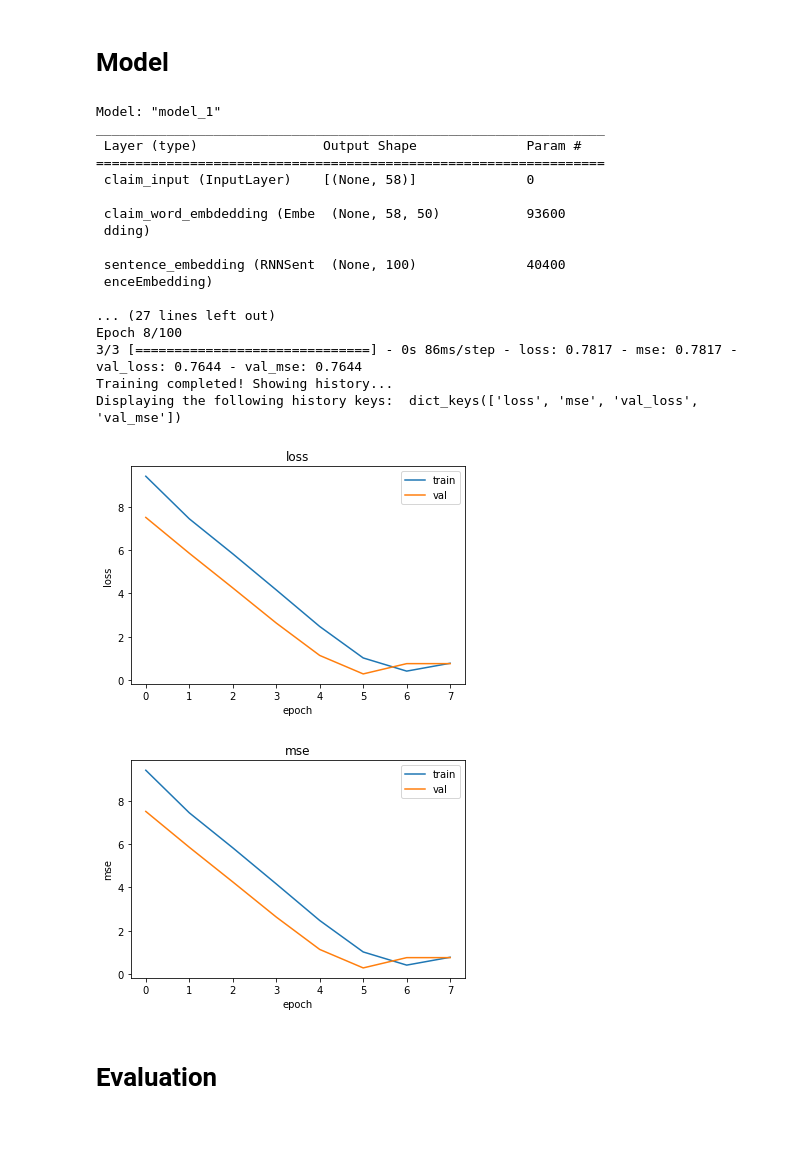
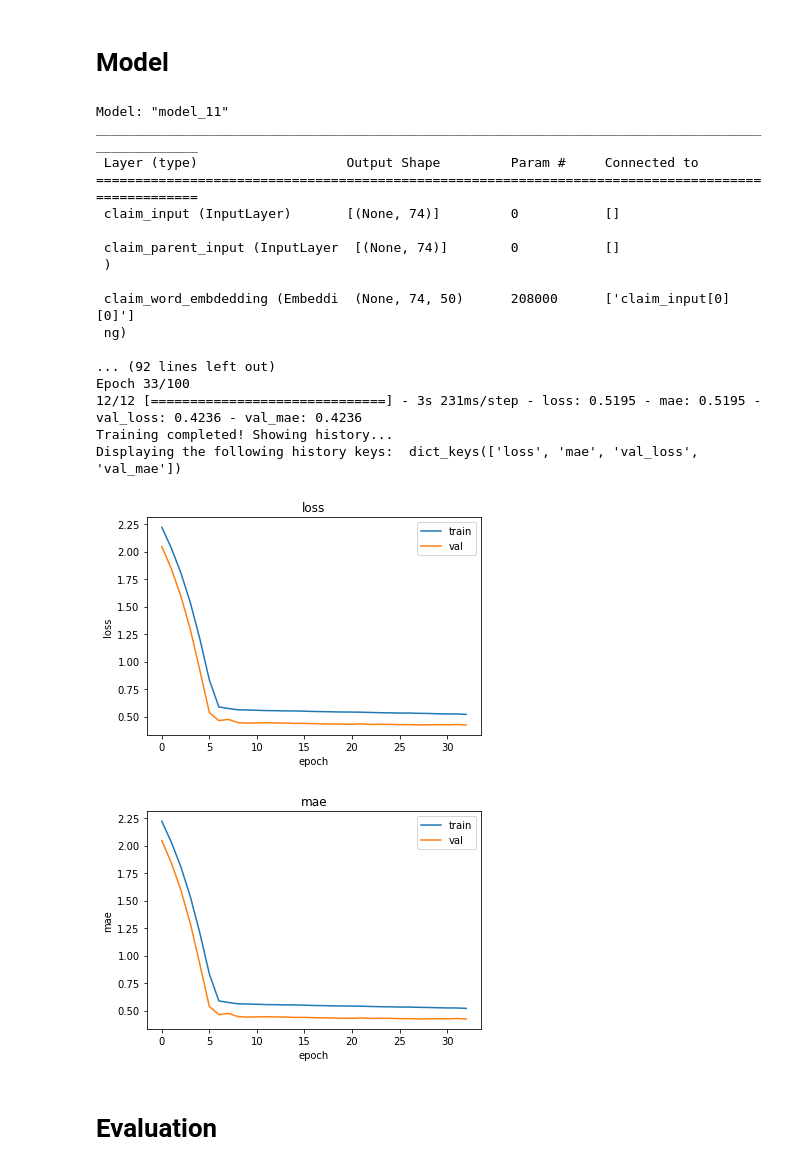
Before and after one commit to FedeSpu/argumentative-debates, a Jupyter notebook: argumentative-debates.ipynb, the cells around one changed output. Saved outputs shown, nothing was run; the diff lists cells and outputs as text; code cells hidden in the pictures; blank space fills up the shorter version.

Commit message:
More manipulation of datasets, insert some concatenation and merging strategies in the model (overtaken state of art)

```diff
--- a/argumentative-debates.ipynb
+++ b/argumentative-debates.ipynb
@@ -661,6 +780,24 @@ class AvgSentenceEmbedding(tf.keras.layers.Layer):
 
     def call(self, inputs, **kwargs):
         return tf.reduce_mean(inputs, axis=1)
+# %%
+class ConcatationMerge(tf.keras.layers.Layer):
+  def call(self, claim_sentence_embedding, evidence_sentence_embedding, **kwargs):
+      cosine_similarity = Dot(axes=1, normalize=True)([claim_sentence_embedding, evidence_sentence_embedding])
+      merged = Concatenate()([claim_sentence_embedding, evidence_sentence_embedding])
+      return Concatenate()([merged, cosine_similarity])
+
+class SumMerge(tf.keras.layers.Layer):
+  def call(self, claim_sentence_embedding, evidence_sentence_embedding, **kwargs):
+    cosine_similarity = Dot(axes=1, normalize=True)([claim_sentence_embedding, evidence_sentence_embedding])
+    merged = Add()([claim_sentence_embedding, evidence_sentence_embedding])
+    return Concatenate()([merged, cosine_similarity])
+
+class MeanMerge(tf.keras.layers.Layer):
+  def call(self, claim_sentence_embedding, evidence_sentence_embedding, **kwargs):
+    cosine_similarity = Dot(axes=1, normalize=True)([claim_sentence_embedding, evidence_sentence_embedding])
+    merged = Average()([claim_sentence_embedding, evidence_sentence_embedding])
+    return Concatenate()([merged, cosine_similarity])
 # %%
 word_embdedding_info = {
       "output_dim": embedding_dimension,
@@ -678,7 +815,7 @@ training_info = {
     'callbacks': [
       keras.callbacks.EarlyStopping(monitor='val_loss',
                                     mode='min',
-                                    patience=2,
+                                    patience=5,
                                     restore_best_weights=True)]
 }
 # %%
@@ -742,56 +879,69 @@ def train_model(model: keras.Model,
 # %%
 from tensorflow.keras.layers import Input, Embedding, Bidirectional, LSTM, Dot, Concatenate, Add, Average, Dense, Dropout, Flatten
 # %%
-def create_model1(sentence_embedding):
+def create_model1(sentence_embedding, merging_strategy):
 
     # Claim input embedding
     claim_input = Input(shape=(max_tokens,), name="claim_input")
     claim_word_embdedding = Embedding(**word_embdedding_info, name="claim_word_embdedding")(claim_input)
     claim_sentence_embedding = sentence_embedding(claim_word_embdedding)
 
+    claim_parent_input = Input(shape=(max_tokens,), name='claim_parent_input')
+    claim_parent_word_embdedding = Embedding(**word_embdedding_info, name="claim_parent_word_embdedding")(claim_parent_input)
+    claim_parent_sentence_embedding = sentence_embedding(claim_parent_word_embdedding)
+
+    # Stance input
+    stance_input = Input(shape=(1,), name='stance_input')
+
+    # Merging
+    merge_layer = merging_strategy(claim_sentence_embedding, claim_parent_sentence_embedding)
+
+    # Concatenation
+    concat_layer = Concatenate()([merge_layer, stance_input])
+
     # Regressor
     dense_layer = Dense(50, activation="relu",
                          # kernel_regularizer=keras.regularizers.l2(0.01),
-                         name="dense")(claim_sentence_embedding)
+                         name="dense")(concat_layer)
     # Dropout layer
     dropout_layer = Dropout(rate=0, name="dropout")(dense_layer)
     # Output layer
     output_class = Dense(1, activation="relu", name="regressor")(dropout_layer)
 
-    model = keras.Model(inputs=claim_input, outputs=output_class)
+    model = keras.Model(inputs=[claim_input, claim_parent_input, stance_input], outputs=output_class)
 
     model.summary()
 
     # Compile
-    model.compile(loss='mse', metrics=['mse'],
-                  optimizer=keras.optimizers.Adam())
+    model.compile(loss='mae', metrics=['mae'],
+                  optimizer=keras.optimizers.Adam(1e-4))
 
     return model
 
-model1 = create_model1(RNNSentenceEmbedding(embedding_dimension, False, name='sentence_embedding'))
+model1 = create_model1(sentence_embedding=RNNSentenceEmbedding(embedding_dimension, False, name='sentence_embedding'), merging_strategy=ConcatationMerge(name="merging_strategy"))
 
-model1 = train_model(model=model1, x_train=claim_train, y_train=y_train,
-                    x_val=claim_val, y_val=y_val, training_info=training_info)
+model1 = train_model(model=model1, x_train=[claim_train, claim_parent_train, stance_train], y_train=y_train,
+                    x_val=[claim_val, claim_parent_val, stance_val], y_val=y_val, training_info=training_info)
 # %% [output]
-Model: "model_1"
-_________________________________________________________________
- Layer (type)                Output Shape              Param #
-=================================================================
- claim_input (InputLayer)    [(None, 58)]              0
+Model: "model_11"
+__________________________________________________________________________________________________
+ Layer (type)                   Output Shape         Param #     Connected to
+==================================================================================================
+ claim_input (InputLayer)       [(None, 74)]         0           []
 
- claim_word_embdedding (Embe  (None, 58, 50)           93600
- dding)
+ claim_parent_input (InputLayer  [(None, 74)]        0           []
+ )
 
- sentence_embedding (RNNSent  (None, 100)              40400
- enceEmbedding)
+ claim_word_embdedding (Embeddi  (None, 74, 50)      208000      ['claim_input[0][0]']
+ ng)
 
-... (27 lines left out)
-Epoch 8/100
-3/3 [==============================] - 0s 86ms/step - loss: 0.7817 - mse: 0.7817 - val_loss: 0.7644 - val_mse: 0.7644
+... (92 lines left out)
+Epoch 33/100
+12/12 [==============================] - 3s 231ms/step - loss: 0.5195 - mae: 0.5195 - val_loss: 0.4236 - val_mae: 0.4236
 Training completed! Showing history...
-Displaying the following history keys:  dict_keys(['loss', 'mse', 'val_loss', 'val_mse'])
+Displaying the following history keys:  dict_keys(['loss', 'mae', 'val_loss', 'val_mae'])
-[figure, old version]
+[figure, new version]
-[figure, old version]
+[figure, new version]
 # %% [markdown]
 # Evaluation
 # %%
```
Also changed, not shown: parts of 28 cells of this notebook.
